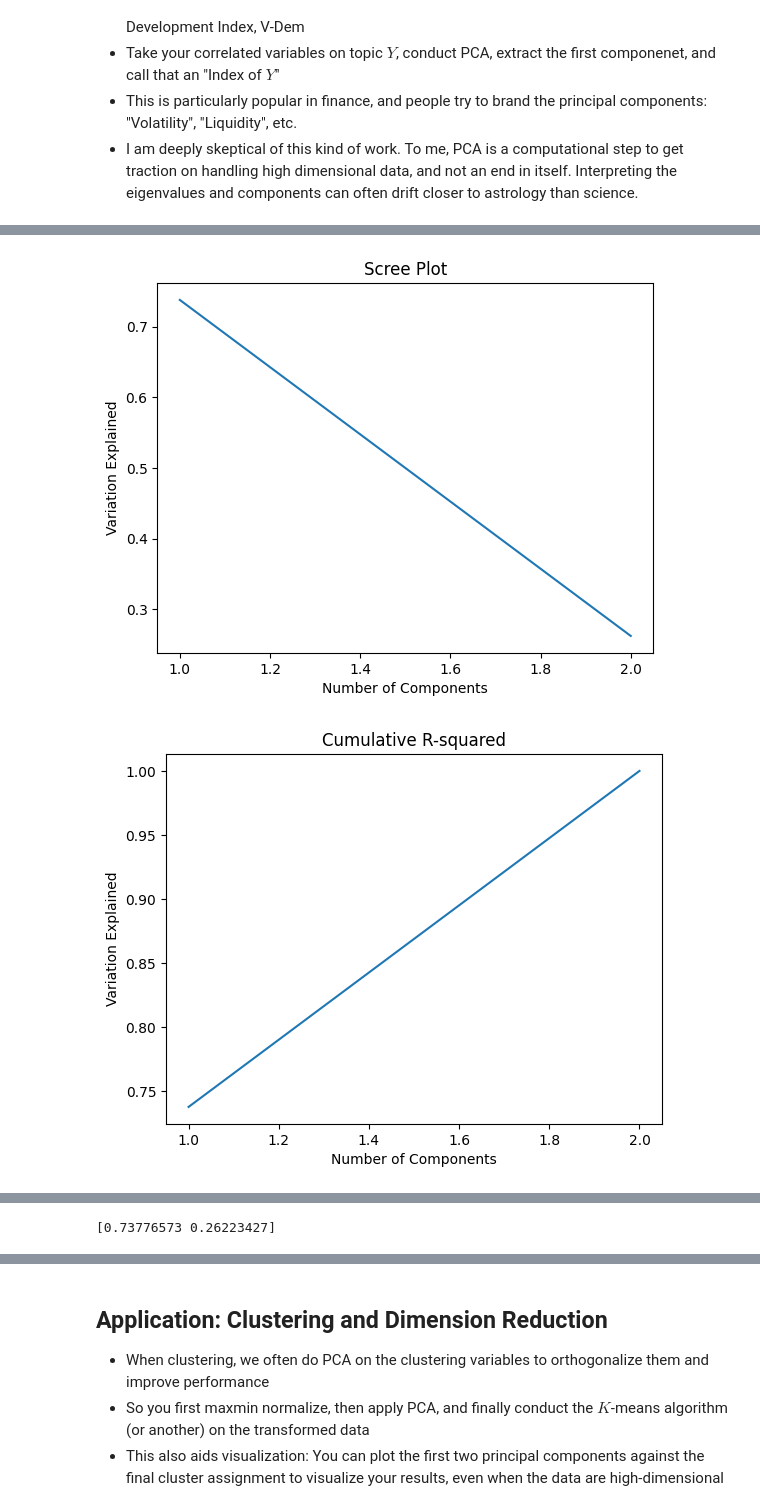
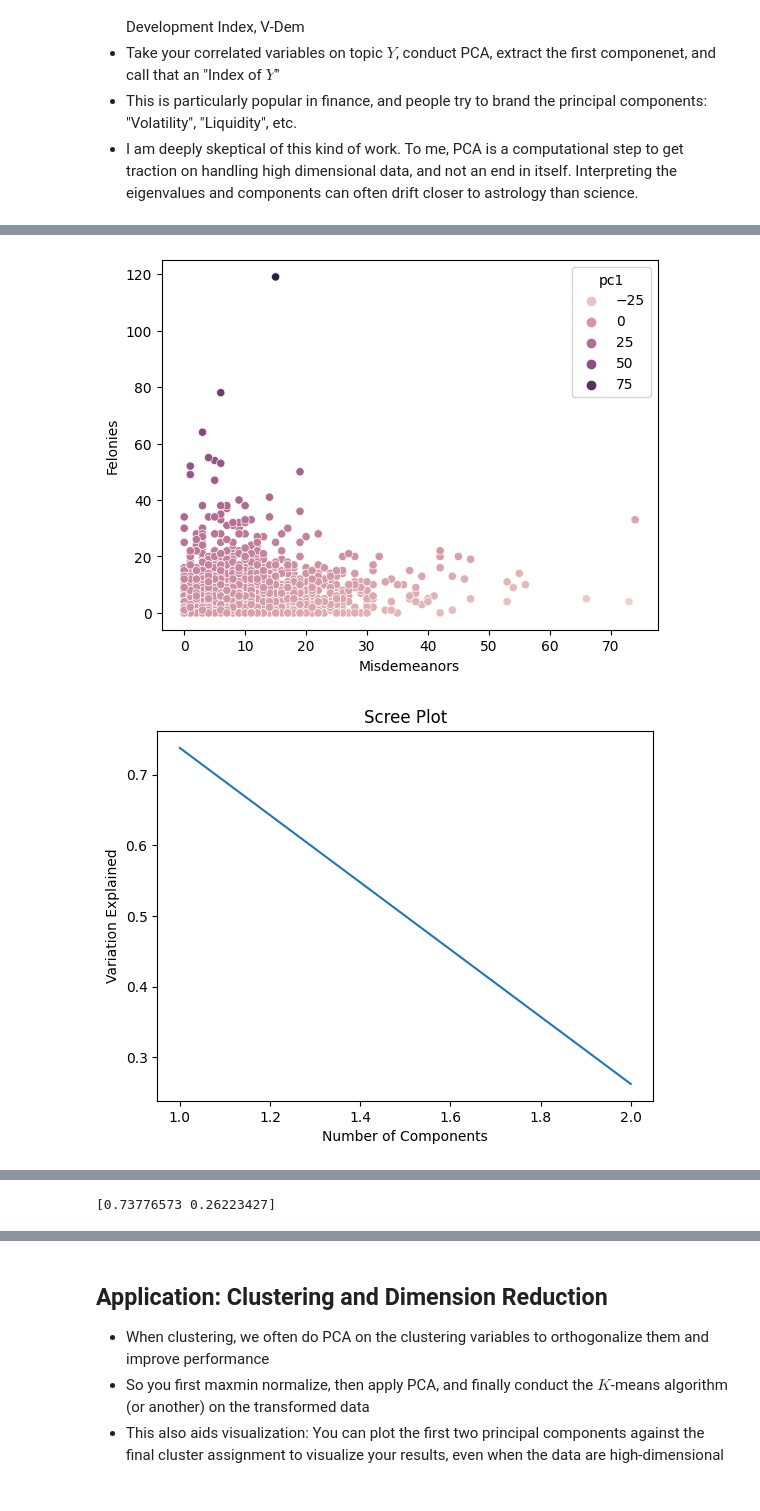
Before and after one commit to zwt4pb/PCA, a Jupyter notebook: pca.ipynb, the cells around one changed output, grey strips where cells are left out. Saved outputs shown, nothing was run; the diff lists cells and outputs as text; code cells hidden in the pictures.

```diff
--- a/pca.ipynb
+++ b/pca.ipynb
@@ -228,34 +244,40 @@ Z_house = pca.transform(X_house) # Project house data; could use new data or tes
 # Can we build a single-dimensional "past record index" from the justice data?
 
 from sklearn.decomposition import PCA # Import PCA class
 pca = PCA(n_components = 2) # Create PCA instance
 pca = pca.fit(X_vcc) # Create the decomposition
 Z_vcc = pca.transform(X_vcc) # Project house data; could use new data or test data
 
-eig_values = (pca.singular_values_)**2
-eig_values = eig_values/np.sum(eig_values)
+gdf = pd.DataFrame({'Misdemeanors':X_vcc['prior_M'],
+                    'Felonies':X_vcc['prior_F'],
+                    'pc1':Z_vcc[:,1]})
+sns.scatterplot(data=gdf,x='Misdemeanors', y='Felonies',hue='pc1')
+plt.show()
+
+eig_values = (pca.singular_values_)**2 # Singular values are the square root of eigenvalues
+eig_values = eig_values/np.sum(eig_values) # Rescale so the sum of eigenvalues is 1
 
 # Scree plot:
 x = np.linspace(1, Z_vcc.shape[1],Z_vcc.shape[1])
 y = eig_values
 plt.plot(x,y)
 plt.xlabel("Number of Components")
 plt.ylabel("Variation Explained")
 plt.title('Scree Plot')
 plt.show()
 
 # R^2 plot:
 x = np.linspace(1, Z_vcc.shape[1],Z_vcc.shape[1])
 y = np.cumsum(eig_values)
 plt.plot(x,y)
 plt.xlabel("Number of Components")
 plt.ylabel("Variation Explained")
 plt.title('Cumulative R-squared')
 plt.show()
 
 print(eig_values)
 
 # So the one dimensional index gets 73% of the variation of the two variables together
 # %% [output]
-[figure, old version]
+[figure, new version]
-[figure, old version]
+[figure, new version]
```
Also changed, not shown: parts of 10 cells of this notebook.
